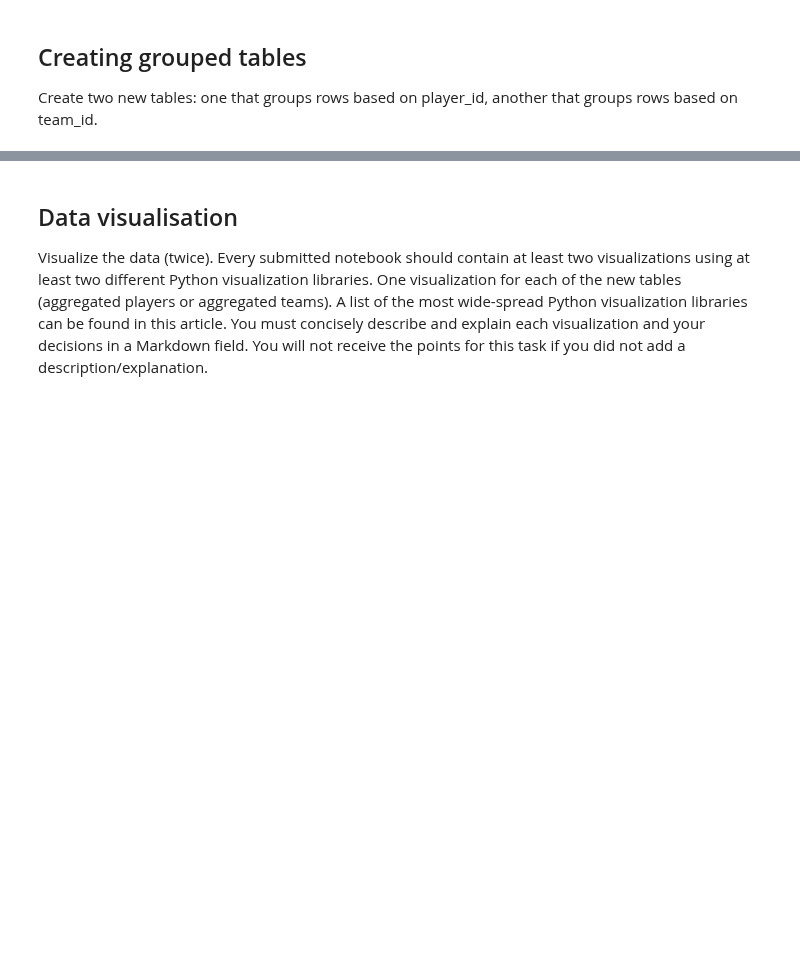
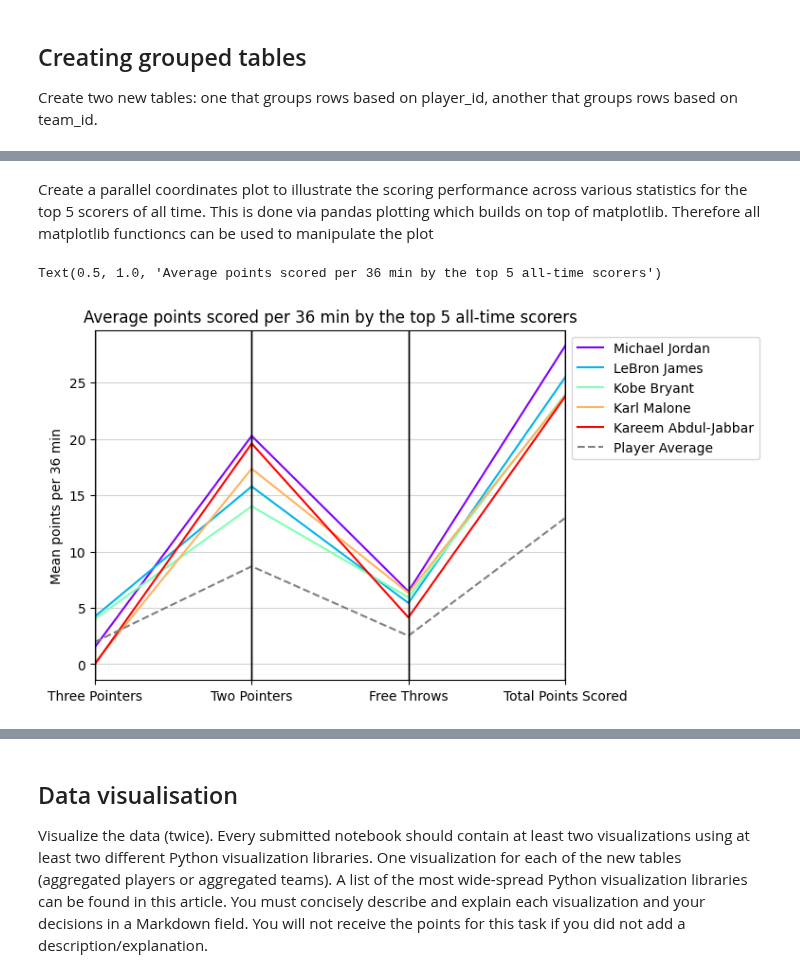
Before and after one commit to olesasha/InfoViz, a Jupyter notebook: Exercise1_Maximilian.ipynb, the cells around one changed output, grey strips where cells are left out. Drawn from its saved outputs; the diff is of its cells as text; code cells hidden in the pictures; blank space fills up the shorter version.

Commit message:
Finnaly done with a nice looking graph

```diff
--- a/Exercise1_Maximilian.ipynb
+++ b/Exercise1_Maximilian.ipynb
@@ -150,7 +159,13 @@ df_merged = df_merged.replace({np.nan: None})
 - team_id and current_team_id are redundant because team names are unique (unlike the players' names), so we will not need the IDs for any visualisations, only the team names
 - original height column is redundant because it was converted to inches in the previous section
 # %%
-df_merged = df_merged.drop(columns=["id_x", "id_y", "name", "player_url", "team_id", "current_team_id", "height"]).sort_values(by="player_id").reset_index(drop = True)
+df_merged = (
+    df_merged.drop(
+        columns=["id_x", "id_y", "player_url", "team_id", "current_team_id", "height"]
+    )
+    .sort_values(by="player_id")
+    .reset_index(drop=True)
+)
 # %% [markdown]
 ### Visual representation of Nulls
 # %%
@@ -275,0 +401,41 @@ df_player_id.head()
+# %%
+top_scorers = [
+    "LeBron James",
+    "Kareem Abdul-Jabbar",
+    "Karl Malone",
+    "Kobe Bryant",
+    "Michael Jordan",
+]
+
+df_to_plot_pcp = df_player_scoring_stats[
+    df_player_scoring_stats["name"].isin(top_scorers)
+].sort_values("pts")
+
+
+mean_per_column = df_player_scoring_stats[columns_with_numbers].mean()
+mean_df = pd.DataFrame([mean_per_column.values], columns=mean_per_column.index)
+mean_df["name"] = "Player Average"
+# %% [markdown]
+Create a parallel coordinates plot to illustrate the scoring performance across various statistics for the top 5 scorers of all time. This is done via pandas plotting which builds on top of matplotlib. Therefore all matplotlib functioncs can be used to manipulate the plot
+# %%
+df_to_plot_pcp = df_player_scoring_stats[
+    df_player_scoring_stats["name"].isin(top_scorers)
+]
+
+df_to_plot_pcp = df_to_plot_pcp.sort_values("pts", ascending=False)
+df_to_plot_pcp = df_to_plot_pcp.drop(columns="team_name")
+ax = pd.plotting.parallel_coordinates(df_to_plot_pcp, "name", colormap="rainbow")
+pd.plotting.parallel_coordinates(mean_df, "name", color="gray", linestyle="--")
+
+ax.grid(axis="y", color="lightgray")
+
+ax.set_xticklabels(
+    ["Three Pointers", "Two Pointers", "Free Throws", "Total Points Scored"]
+)
+
+ax.legend(bbox_to_anchor=(1, 1))
+ax.set_ylabel("Mean points per 36 min")
+ax.set_title("Average points scored per 36 min by the top 5 all-time scorers")
+# %% [output]
+Text(0.5, 1.0, 'Average points scored per 36 min by the top 5 all-time scorers')
+[figure, added]
```
Also changed, not shown: parts of 38 cells of this notebook, 1 other file.
